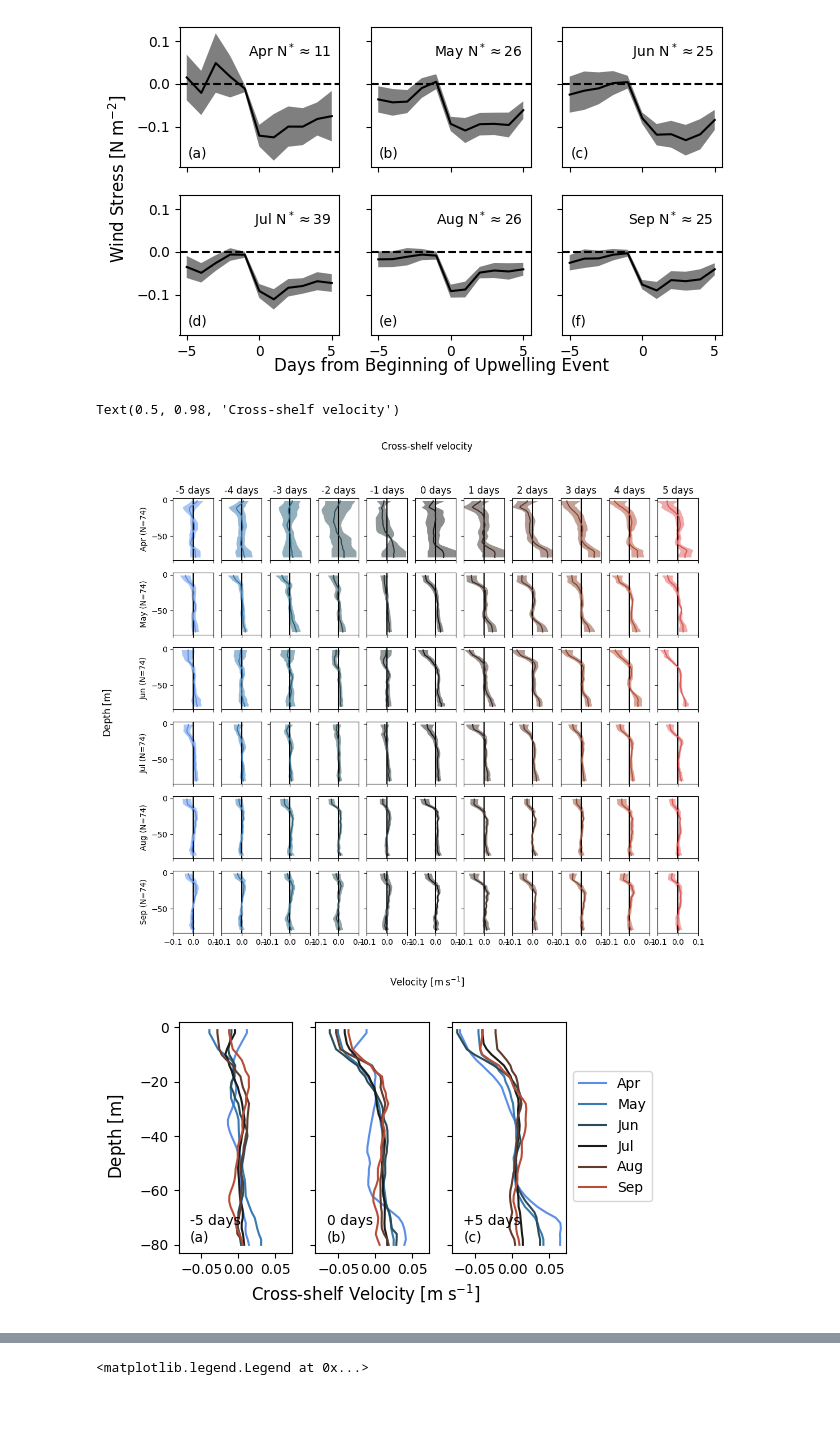
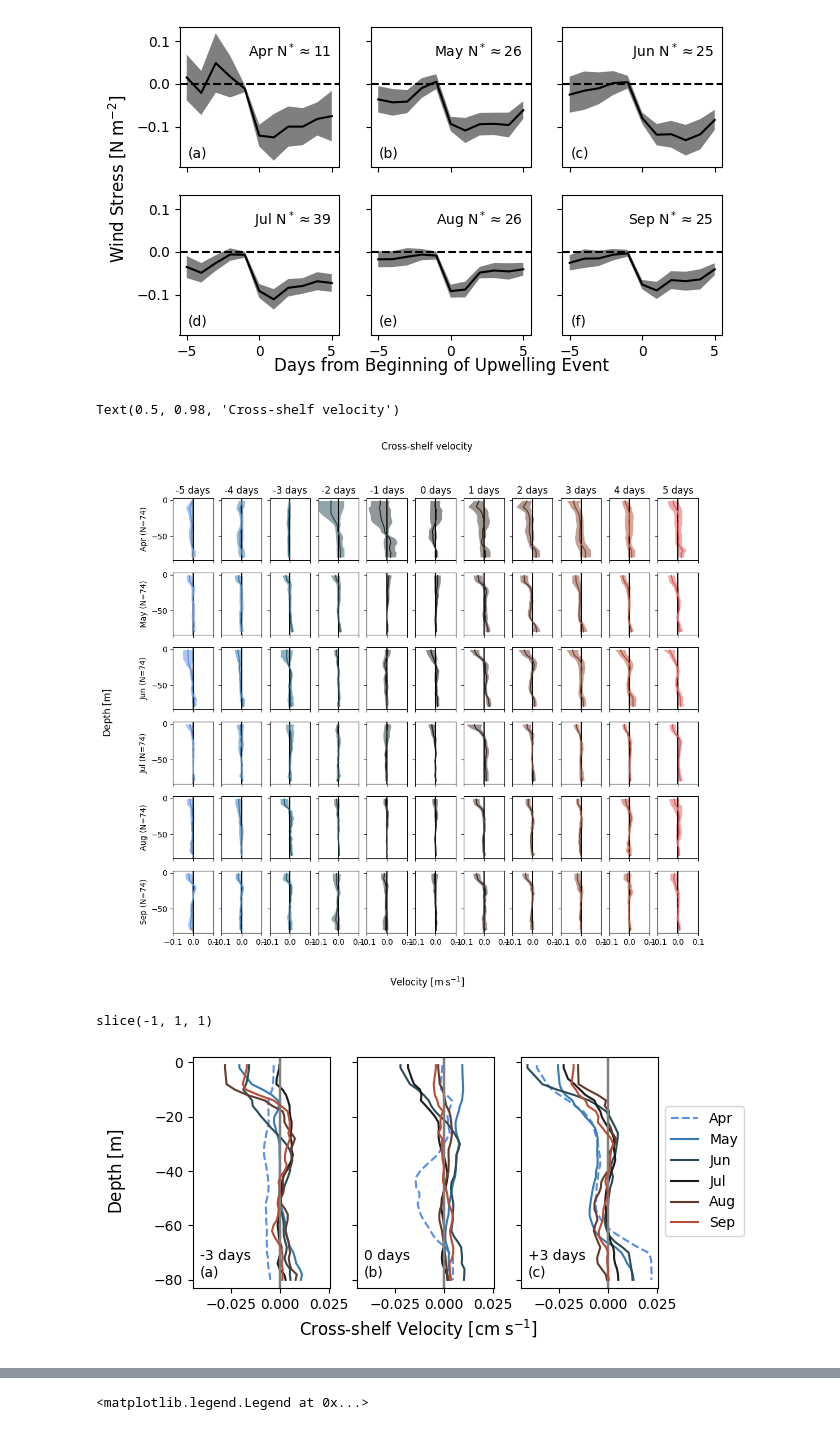
Before and after one commit to andrew-s28/shelf-nitrate-response-to-upwelling, a Jupyter notebook: notebooks/composite_analysis.ipynb, the cells around one changed output, grey strips where cells are left out. Drawn from its saved outputs; the diff is of its cells as text; code cells hidden in the pictures.

Commit message:
modify plots in composite and use u_proj as cross-shelf velocity

```diff
--- a/notebooks/composite_analysis.ipynb
+++ b/notebooks/composite_analysis.ipynb
@@ -35,7 +35,7 @@ OLD_VEL_PATH = list(
 )
 NEW_VEL_PATH = DATA_DIR / "NH10_Mooring_Data/ADCP_NH10_1997_2024_V5.nc"
 
-VELOCITY_VARIABLE = "cs"
+VELOCITY_VARIABLE = "cs_proj"
 # %%
 inner_nitrate = xr.open_dataset(INNER_NITRATE_PATH)
 midshelf_nitrate = xr.open_dataset(MIDSHELF_NITRATE_PATH)
@@ -322,46 +283,60 @@ fig.supylabel("Depth [$\\mathsf{m}$]")
 fig.suptitle("Cross-shelf velocity")
 # %% [output]
 Text(0.5, 0.98, 'Cross-shelf velocity')
-[figure, old version]
+[figure, new version]
+# %%
+slice(-1, 1, 1)
+# %% [output]
+slice(-1, 1, 1)
 # %%
-fig, axs = plt.subplots(nrows=1, ncols=3, sharex=True, sharey=True, figsize=(5, 3))
+fig, axs = plt.subplots(nrows=1, ncols=3, sharex=True, sharey=True, figsize=(6, 3))
 composite_vel_monthly_cs_slice = composite_vel_monthly_cs.sel(
     time=slice(-3, 3, 3), month=slice(4, 9)
 )
 
 
 for i, v in enumerate(composite_vel_monthly_cs_slice["time"]):
     for j, m in enumerate(composite_vel_monthly_cs_slice.sel(time=v)["month"]):
         data = composite_vel_monthly_cs_slice.sel(time=v, month=m)
-        axs[i].plot(
-            data["mean"],
-            -data["depth"],
-            label=calendar.month_abbr[m.values],
-            c=cmap(j / 6),
-        )
+        axs[i].axvline(0, color="gray", lw=1.5)
+        if j == 0:
+            axs[i].plot(
+                data["mean"],
+                -data["depth"],
+                label=calendar.month_abbr[m.values],
+                c=cmap(j / 6),
+                ls="--",
+            )
+        else:
+            axs[i].plot(
+                data["mean"],
+                -data["depth"],
+                label=calendar.month_abbr[m.values],
+                c=cmap(j / 6),
+            )
         axs[i].minorticks_off()
         axs[i].set_ylim([-83, 2])
+        # axs[i].set_xlim([-0.04, 0.04])
 
-axs[0].annotate("-5 days\n(a)", xy=(0.10, 0.05), xycoords="axes fraction", fontsize=10)
-axs[1].annotate("0 days\n(b)", xy=(0.10, 0.05), xycoords="axes fraction", fontsize=10)
-axs[2].annotate("+5 days\n(c)", xy=(0.10, 0.05), xycoords="axes fraction", fontsize=10)
+axs[0].annotate("-3 days\n(a)", xy=(0.05, 0.05), xycoords="axes fraction", fontsize=10)
+axs[1].annotate("0 days\n(b)", xy=(0.05, 0.05), xycoords="axes fraction", fontsize=10)
+axs[2].annotate("+3 days\n(c)", xy=(0.05, 0.05), xycoords="axes fraction", fontsize=10)
 
 handles, labels = axs[0].get_legend_handles_labels()
 fig.legend(handles, labels, loc="center left", bbox_to_anchor=(0.9, 0.5))
-
 # axs[0].annotate('-5 days', xy=(0.95, 0.9), xycoords='axes fraction', fontsize=10, ha='right')
 # axs[1].annotate('0 days', xy=(0.95, 0.9), xycoords='axes fraction', fontsize=10, ha='right')
 # axs[2].annotate('+5 days', xy=(0.95, 0.9), xycoords='axes fraction', fontsize=10, ha='right')
 
-fig.supxlabel("Cross-shelf Velocity [$\\mathsf{m \\; s^{-1}}$]", y=-0.07)
+fig.supxlabel("Cross-shelf Velocity [$\\mathsf{cm \\; s^{-1}}$]", y=-0.07)
 fig.supylabel("Depth [$\\mathsf{m}$]", x=-0.02)
 plt.savefig(
     FIGURES_DIR / "manuscript/composite_cs_velocity.pdf",
     format="pdf",
     bbox_inches="tight",
 )
 # %% [output]
-[figure, old version]
+[figure, new version]
 # %%
 composite_vel_monthly_as = composite(composite_vel_events, "as", days, monthly=True)
 # %%
```
Also changed, not shown: parts of 12 cells of this notebook, 1 other file.
